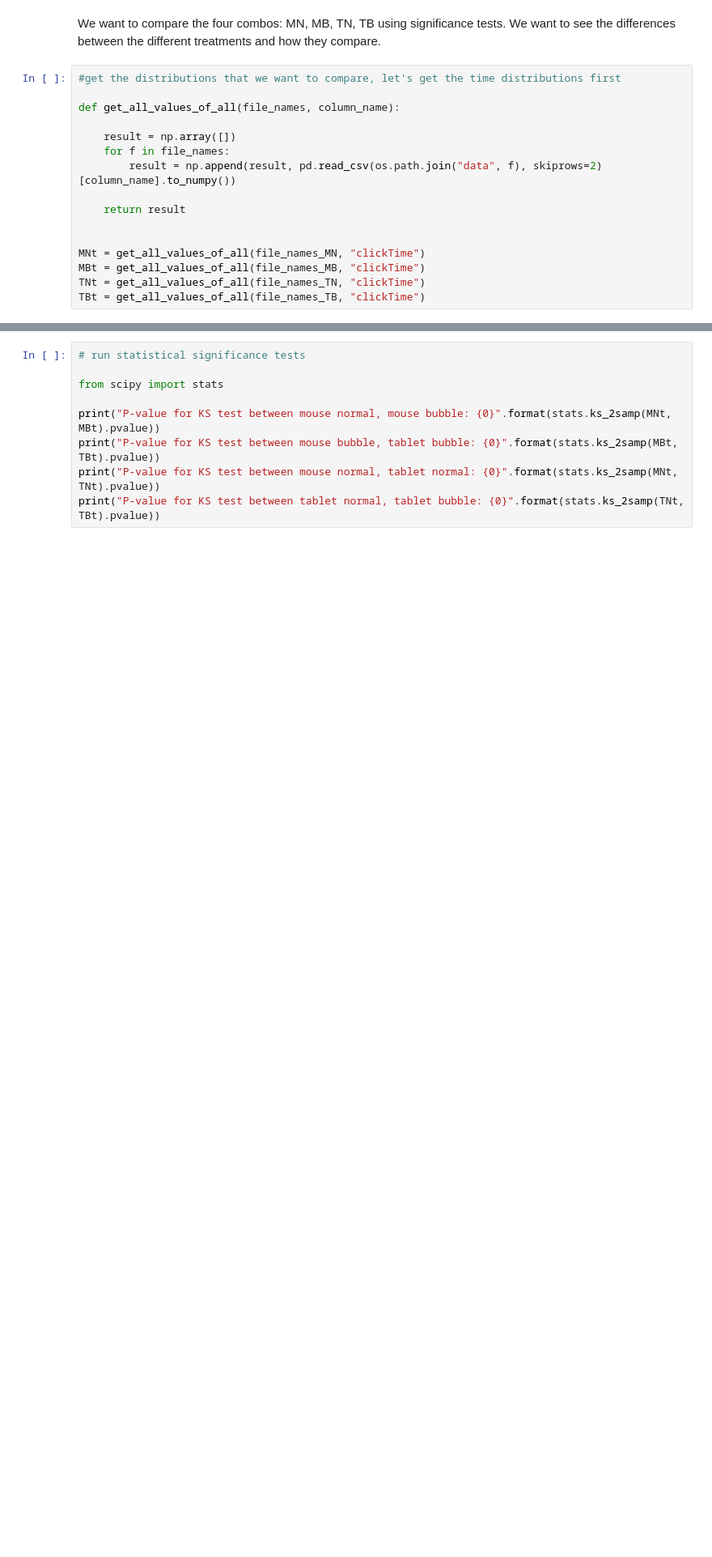
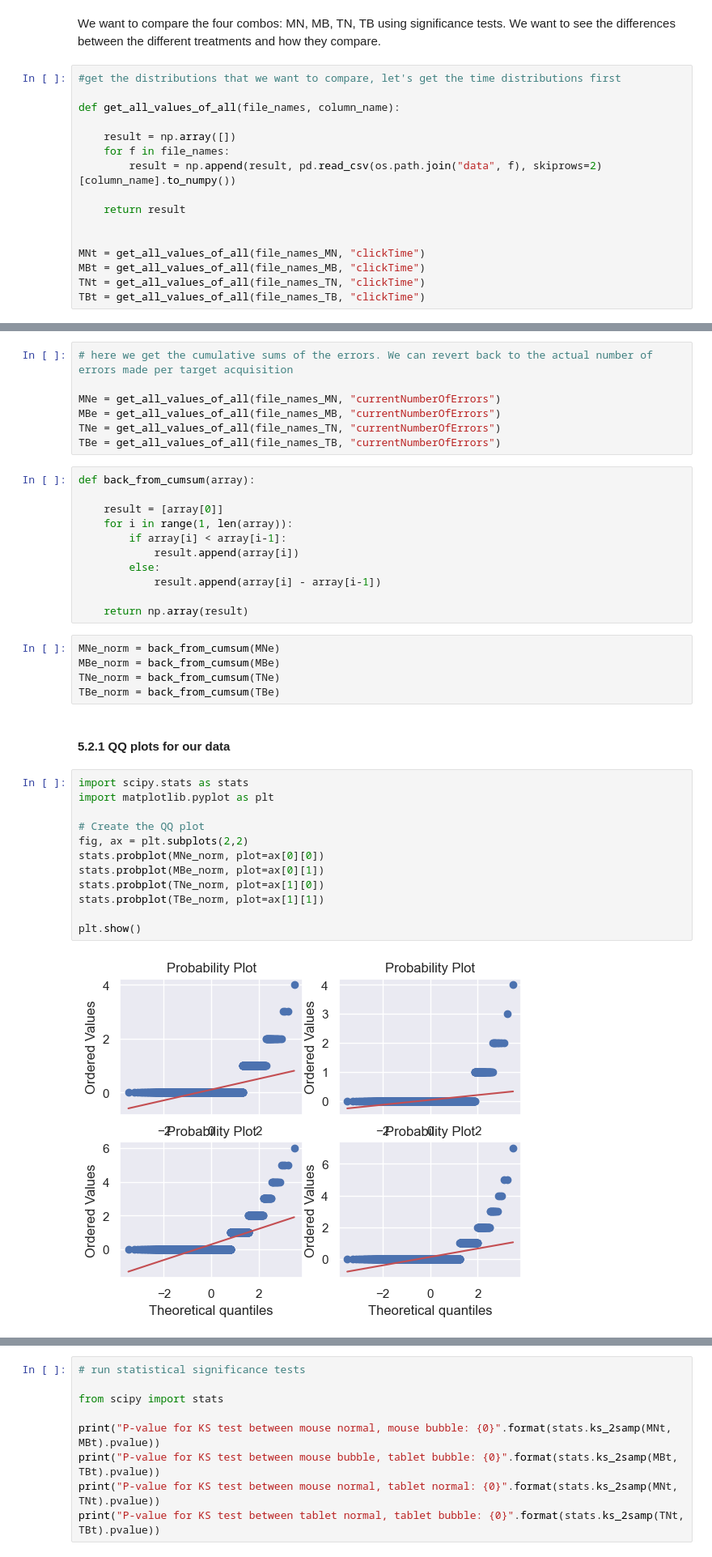
Before and after one commit to IoanaBaciu24/BubbleCursorExperiment, a Jupyter notebook: experiment_analysis.ipynb, the cells around one changed output, grey strips where cells are left out. Shown at 81% size. Saved outputs shown, nothing was run; the diff lists cells and outputs as text; blank space fills up the shorter version.

Commit message:
looked at the errors

```diff
--- a/experiment_analysis.ipynb
+++ b/experiment_analysis.ipynb
@@ -348,0 +400,39 @@ TBt = get_all_values_of_all(file_names_TB, "clickTime")
+# %%
+# here we get the cumulative sums of the errors. We can revert back to the actual number of errors made per target acquisition
+
+MNe = get_all_values_of_all(file_names_MN, "currentNumberOfErrors")
+MBe = get_all_values_of_all(file_names_MB, "currentNumberOfErrors")
+TNe = get_all_values_of_all(file_names_TN, "currentNumberOfErrors")
+TBe = get_all_values_of_all(file_names_TB, "currentNumberOfErrors")
+# %%
+def back_from_cumsum(array):
+
+    result = [array[0]]
+    for i in range(1, len(array)):
+        if array[i] < array[i-1]:
+            result.append(array[i])
+        else:
+            result.append(array[i] - array[i-1])
+
+    return np.array(result)
+# %%
+MNe_norm = back_from_cumsum(MNe)
+MBe_norm = back_from_cumsum(MBe)
+TNe_norm = back_from_cumsum(TNe)
+TBe_norm = back_from_cumsum(TBe)
+# %% [markdown]
+#### 5.2.1 QQ plots for our data
+# %%
+import scipy.stats as stats
+import matplotlib.pyplot as plt
+
+# Create the QQ plot
+fig, ax = plt.subplots(2,2)
+stats.probplot(MNe_norm, plot=ax[0][0])
+stats.probplot(MBe_norm, plot=ax[0][1])
+stats.probplot(TNe_norm, plot=ax[1][0])
+stats.probplot(TBe_norm, plot=ax[1][1])
+
+plt.show()
+# %% [output]
+[figure, added]
```
Also changed, not shown: parts of 15 cells of this notebook.
